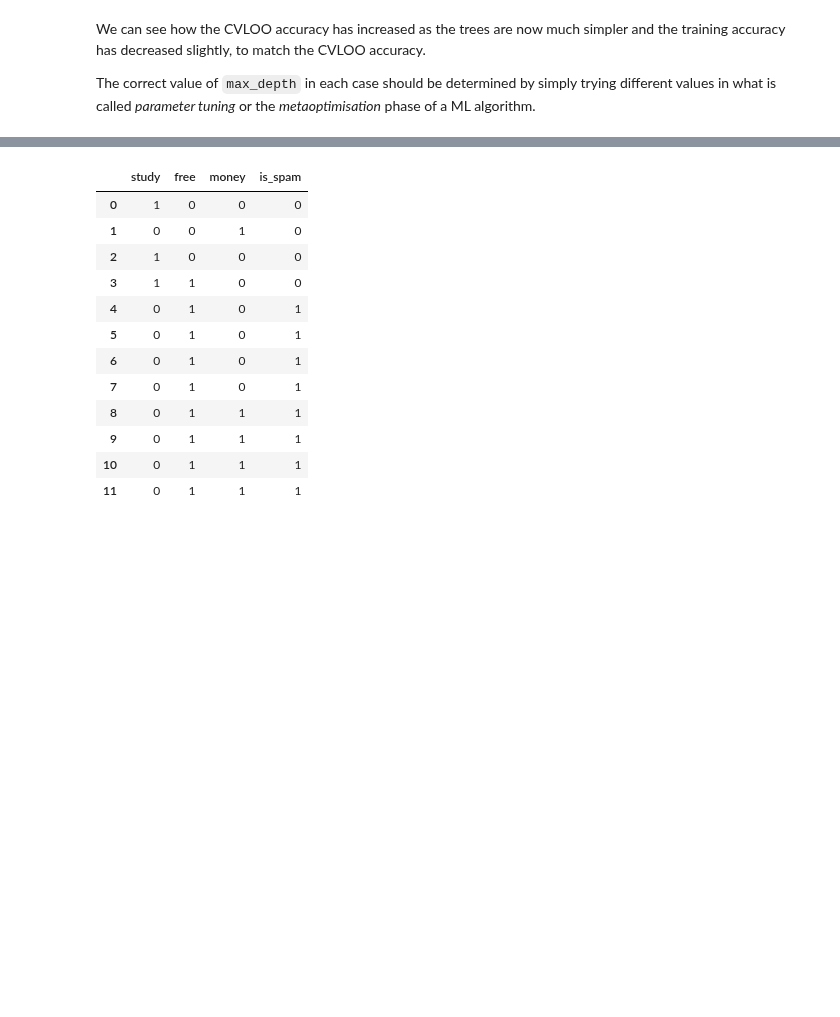
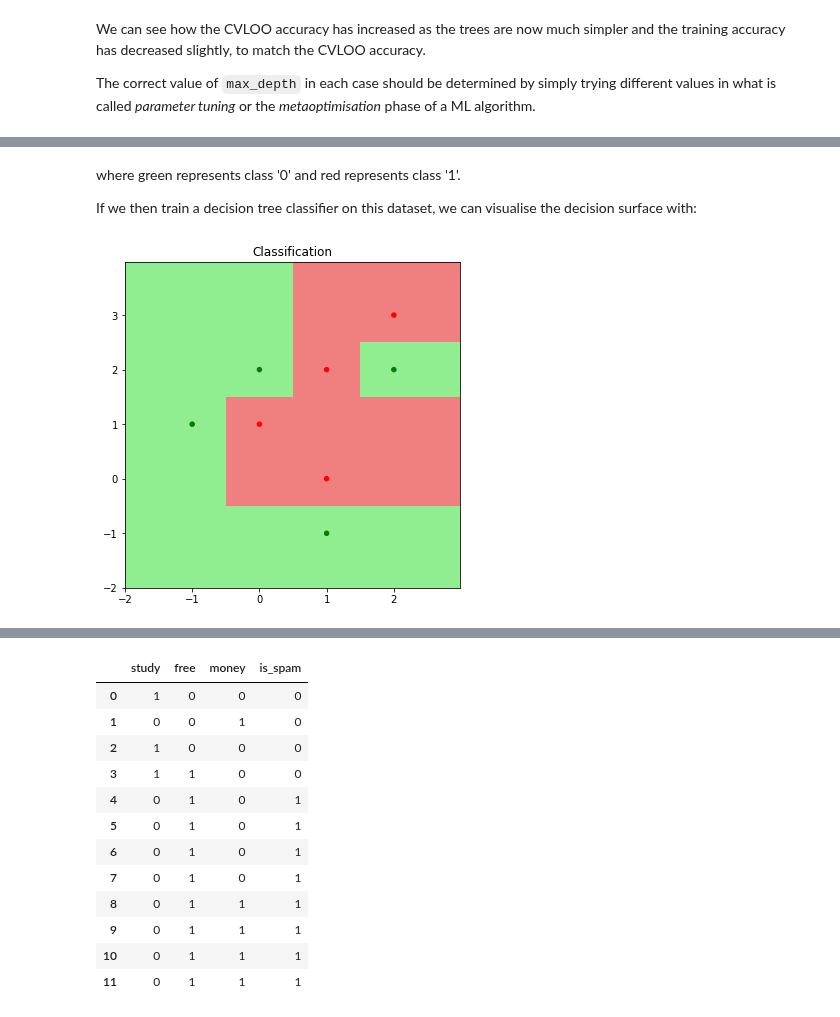
Before and after one commit to spantiru/companion-lab, a Jupyter notebook: Lab5.ipynb, the cells around one changed output, grey strips where cells are left out. Cells and saved outputs as stored; diff of their text form; code cells hidden in the pictures; blank space fills up the shorter version.

```diff
--- a/Lab5.ipynb
+++ b/Lab5.ipynb
@@ -155,0 +231,11 @@ The correct value of `max_depth` in each case should be determined by simply try
+# %% [markdown]
+where green represents class '0' and red represents class '1'.
+
+If we then train a decision tree classifier on this dataset, we can visualise the decision surface with:
+# %%
+from tools.plots import plot_decision_surface
+
+classifier = tree.DecisionTreeClassifier(criterion='entropy').fit(X, y)
+plot_decision_surface(classifier, X, y)
+# %% [output]
+[figure, added]
```
Also changed, not shown: parts of 26 cells of this notebook.
